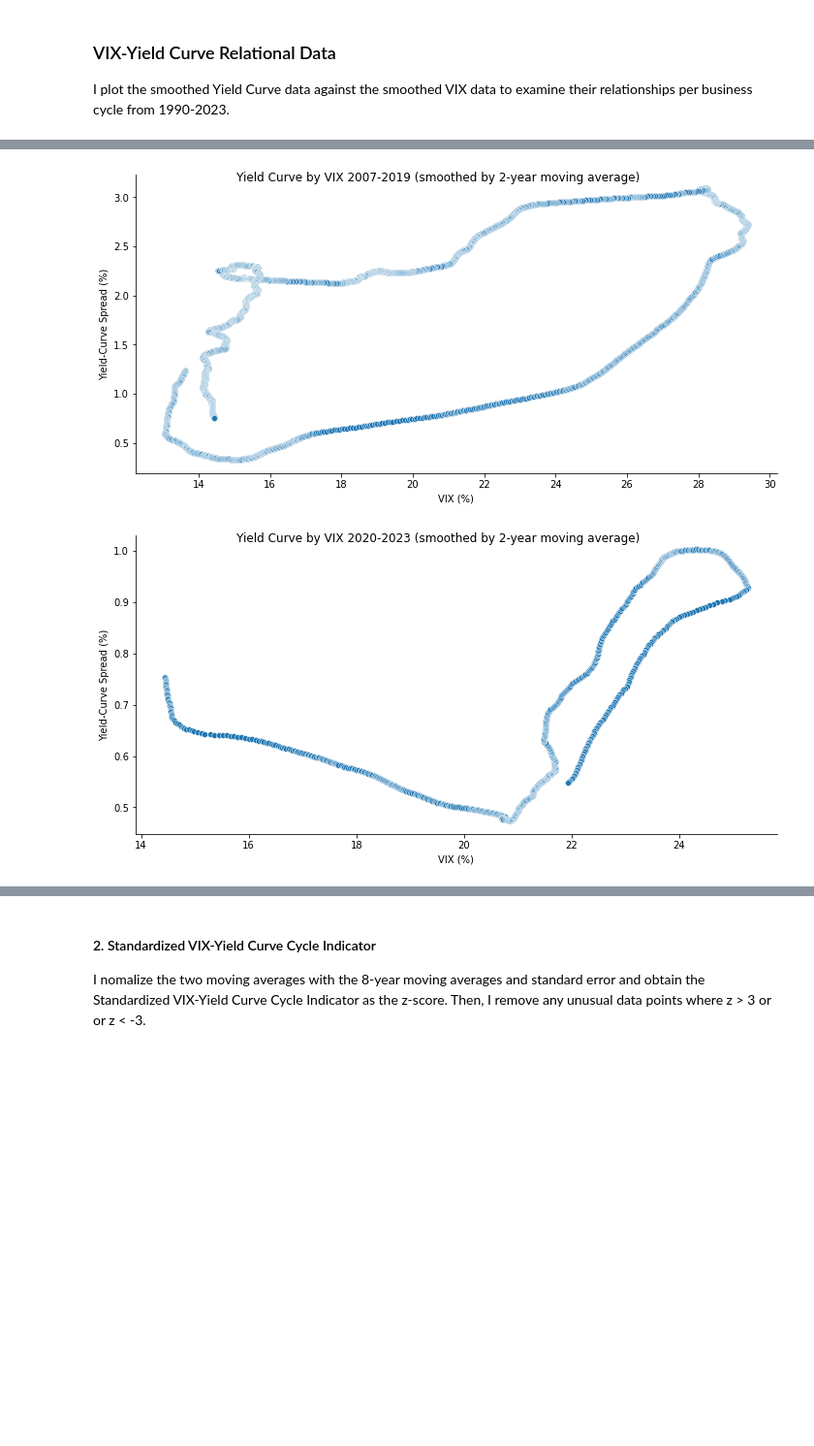
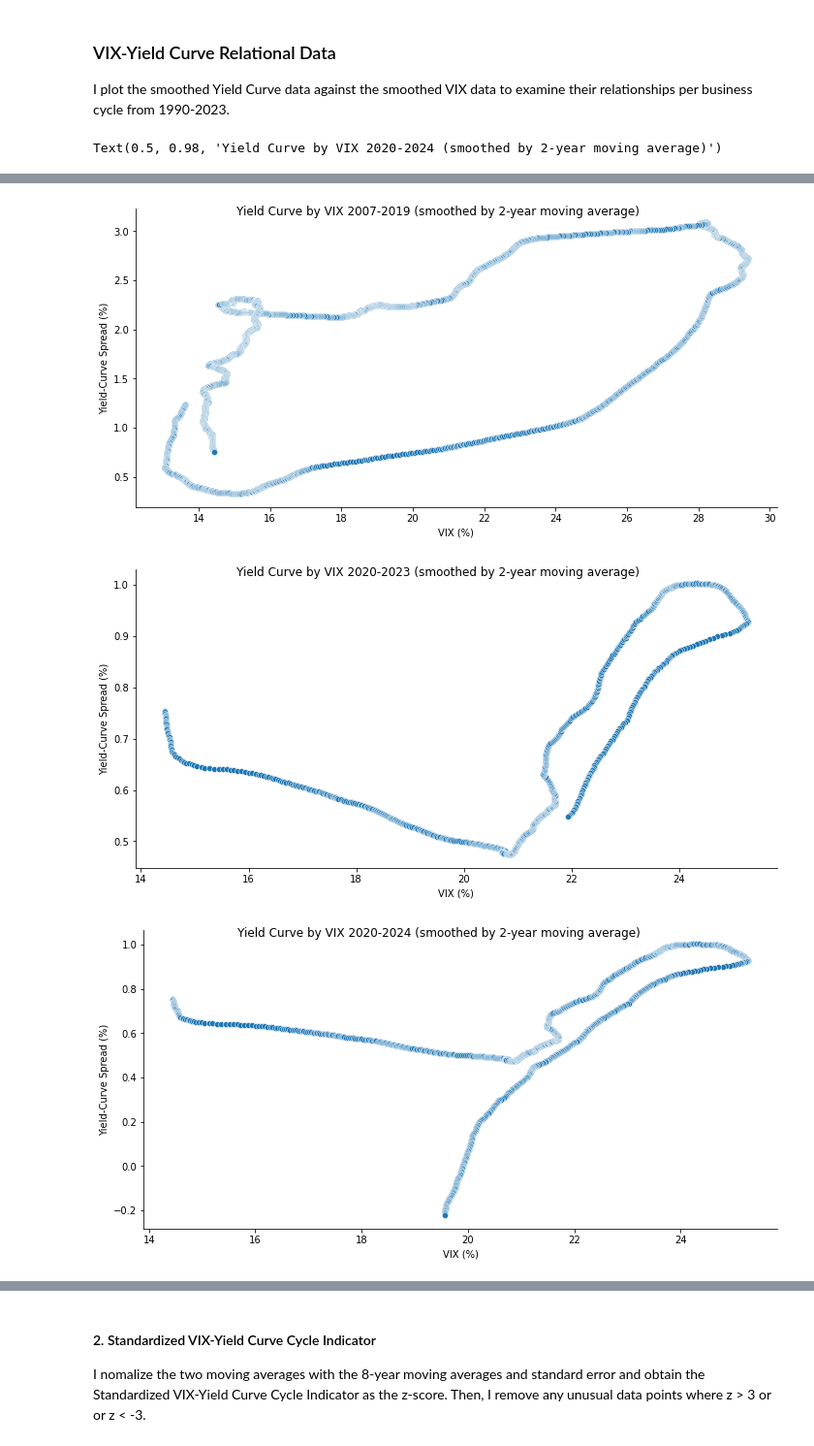
Before and after one commit to juliannzhou/Predicting-Recession-with-ML, a Jupyter notebook: PredictingRecessionWithML.ipynb, the cells around one changed output, grey strips where cells are left out. Shown at 97% size. Cells and saved outputs as stored; diff of their text form; code cells hidden in the pictures; blank space fills up the shorter version.

```diff
--- a/PredictingRecessionWithML.ipynb
+++ b/PredictingRecessionWithML.ipynb
@@ -43,33 +43,43 @@ g1.figure.suptitle(
 );
 
 g2 = sns.relplot(data=vixYieldCurve['2000-01-02':'2007-01-02'], x='SMOOTHED_VIXCLS', y='SMOOTHED_T10Y3M', aspect=2)
 g2.set(xlabel='VIX (%)', ylabel="Yield-Curve Spread (%)")
 g2.figure.suptitle(
     "Yield Curve by VIX 2000-2006 (smoothed by 2-year moving average)",
     fontsize=12,
     fontdict={"weight": "bold"}
 );
 
 g3 = sns.relplot(data=vixYieldCurve['2007-01-02':'2020-01-02'], x='SMOOTHED_VIXCLS', y='SMOOTHED_T10Y3M', aspect=2)
 g3.set(xlabel='VIX (%)', ylabel="Yield-Curve Spread (%)")
 g3.figure.suptitle(
     "Yield Curve by VIX 2007-2019 (smoothed by 2-year moving average)",
     fontsize=12,
     fontdict={"weight": "bold"}
 );
 
 g4 = sns.relplot(data=vixYieldCurve['2020-01-02':'2023-08-15'], x='SMOOTHED_VIXCLS', y='SMOOTHED_T10Y3M', aspect=2)
 g4.set(xlabel='VIX (%)', ylabel="Yield-Curve Spread (%)")
 g4.figure.suptitle(
     "Yield Curve by VIX 2020-2023 (smoothed by 2-year moving average)",
     fontsize=12,
     fontdict={"weight": "bold"}
 );
+
+g5 = sns.relplot(data=vixYieldCurve['2020-01-02':'2024-08-01'], x='SMOOTHED_VIXCLS', y='SMOOTHED_T10Y3M', aspect=2)
+g5.set(xlabel='VIX (%)', ylabel="Yield-Curve Spread (%)")
+g5.figure.suptitle(
+    "Yield Curve by VIX 2020-2024 (smoothed by 2-year moving average)",
+    fontsize=12,
+    fontdict={"weight": "bold"}
+)
 # %% [output]
+Text(0.5, 0.98, 'Yield Curve by VIX 2020-2024 (smoothed by 2-year moving average)')
 [figure]
 [figure]
 [figure]
 [figure]
+[figure, added]
 # %% [markdown]
 I found that the figures are similar to the ones in Hansen's paper:
 ![Screenshot%202023-09-24%20at%206.09.50%20PM.png](attachment:Screenshot%202023-09-24%20at%206.09.50%20PM.png)
```
Also changed, not shown: parts of 5 cells of this notebook, 2 other files.
